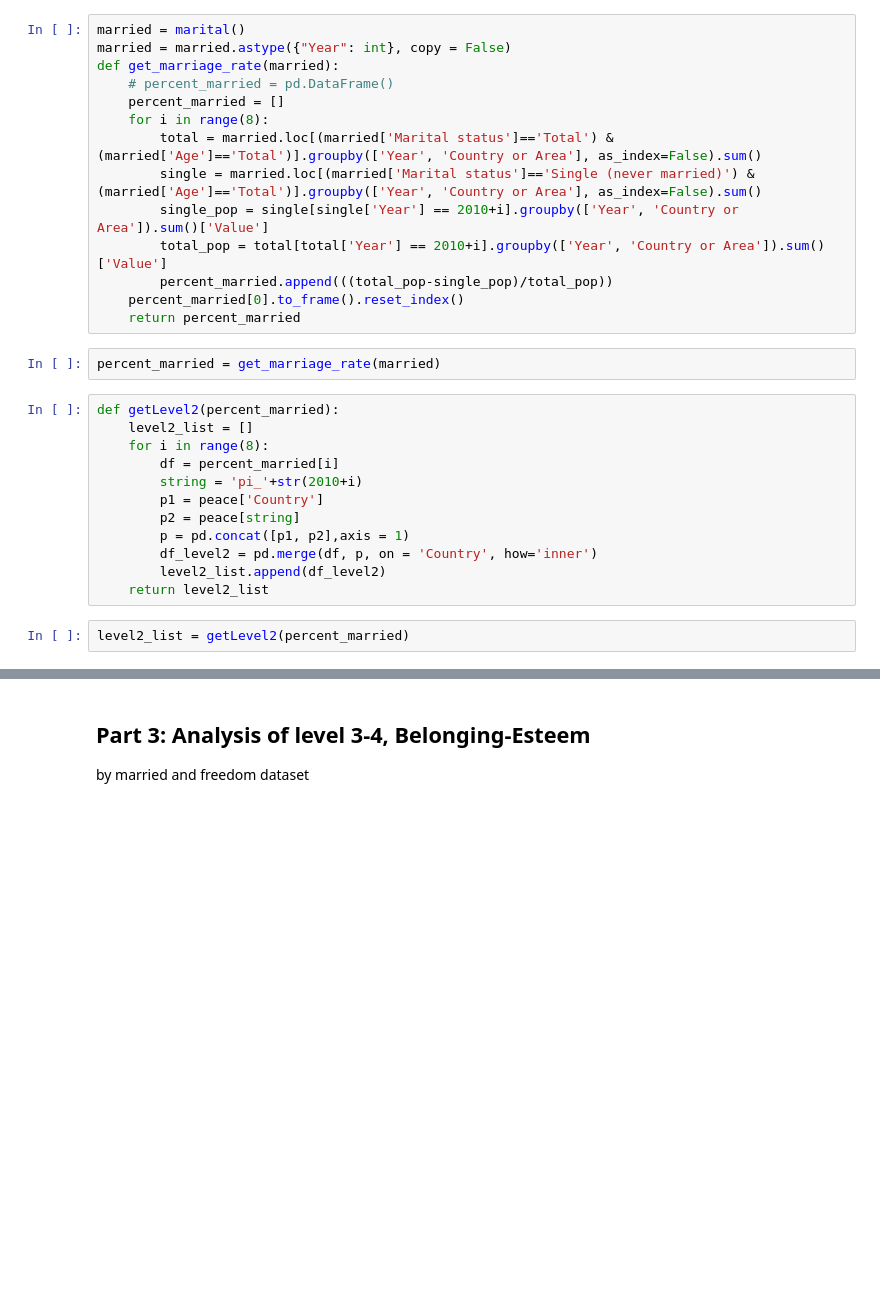
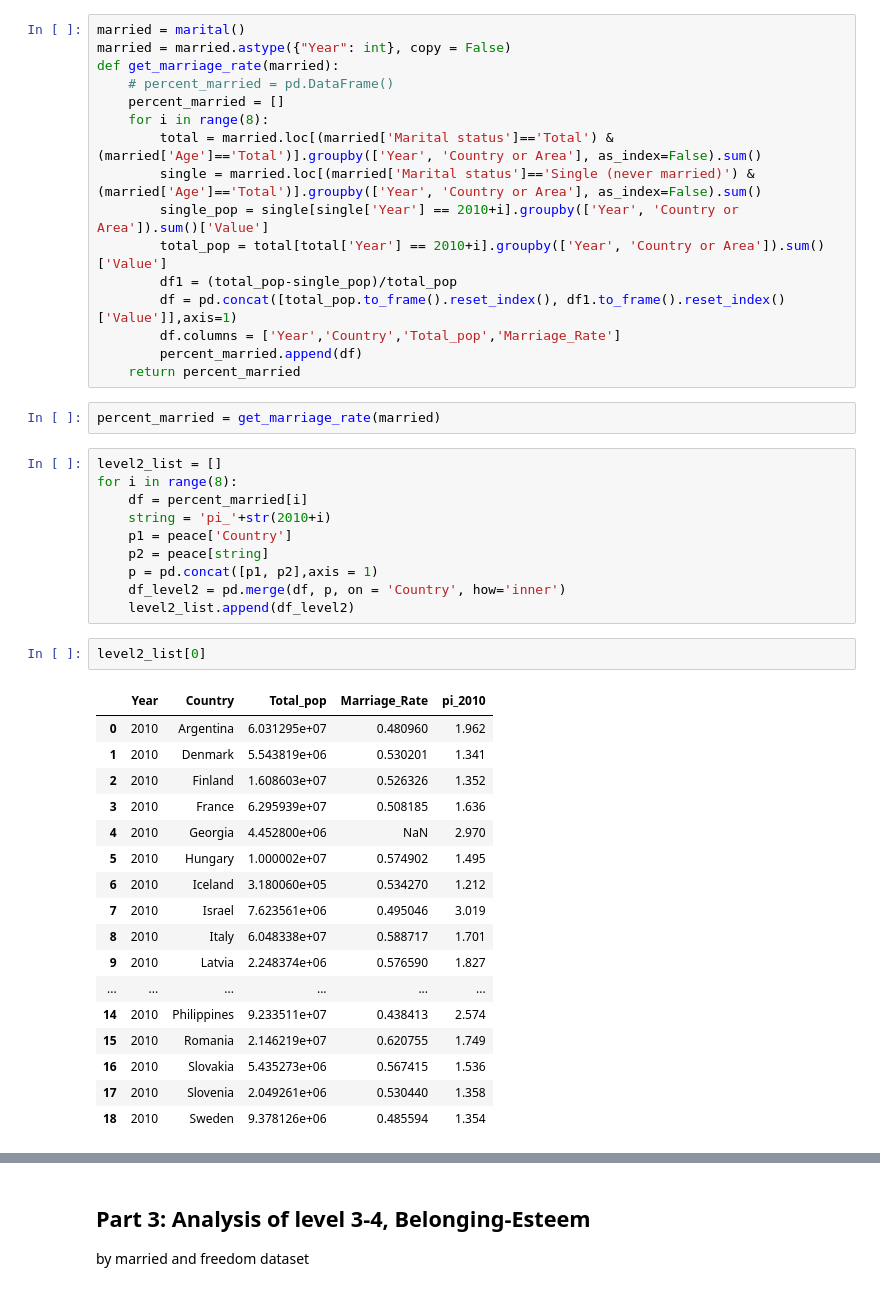
Before and after one commit to winwowin/Final_Project, a Jupyter notebook: 590PR_Final_WinYaoPhil.ipynb, the cells around one changed output, grey strips where cells are left out. Cells and saved outputs as stored; diff of their text form; blank space fills up the shorter version.

```diff
--- a/590PR_Final_WinYaoPhil.ipynb
+++ b/590PR_Final_WinYaoPhil.ipynb
@@ -429,22 +432,40 @@ def get_marriage_rate(married):
         single = married.loc[(married['Marital status']=='Single (never married)') & (married['Age']=='Total')].groupby(['Year', 'Country or Area'], as_index=False).sum()
         single_pop = single[single['Year'] == 2010+i].groupby(['Year', 'Country or Area']).sum()['Value']
         total_pop = total[total['Year'] == 2010+i].groupby(['Year', 'Country or Area']).sum()['Value']
-        percent_married.append(((total_pop-single_pop)/total_pop))
-    percent_married[0].to_frame().reset_index()
+        df1 = (total_pop-single_pop)/total_pop
+        df = pd.concat([total_pop.to_frame().reset_index(), df1.to_frame().reset_index()['Value']],axis=1)
+        df.columns = ['Year','Country','Total_pop','Marriage_Rate']
+        percent_married.append(df)
     return percent_married
 # %%
 percent_married = get_marriage_rate(married)
 # %%
-def getLevel2(percent_married):
-    level2_list = []
-    for i in range(8):
-        df = percent_married[i]
-        string = 'pi_'+str(2010+i)
-        p1 = peace['Country']
-        p2 = peace[string]
-        p = pd.concat([p1, p2],axis = 1)
-        df_level2 = pd.merge(df, p, on = 'Country', how='inner')
-        level2_list.append(df_level2)
-    return level2_list
+level2_list = []
+for i in range(8):
+    df = percent_married[i]
+    string = 'pi_'+str(2010+i)
+    p1 = peace['Country']
+    p2 = peace[string]
+    p = pd.concat([p1, p2],axis = 1)
+    df_level2 = pd.merge(df, p, on = 'Country', how='inner')
+    level2_list.append(df_level2)
-# %%
-level2_list = getLevel2(percent_married)
+# %%
+level2_list[0]
+# %% [output]
+|  | Year | Country | Total_pop | Marriage_Rate | pi_2010 |
+| 0 | 2010 | Argentina | 6.031295e+07 | 0.480960 | 1.962 |
+| 1 | 2010 | Denmark | 5.543819e+06 | 0.530201 | 1.341 |
+| 2 | 2010 | Finland | 1.608603e+07 | 0.526326 | 1.352 |
+| 3 | 2010 | France | 6.295939e+07 | 0.508185 | 1.636 |
+| 4 | 2010 | Georgia | 4.452800e+06 | NaN | 2.970 |
+| 5 | 2010 | Hungary | 1.000002e+07 | 0.574902 | 1.495 |
+| 6 | 2010 | Iceland | 3.180060e+05 | 0.534270 | 1.212 |
+| 7 | 2010 | Israel | 7.623561e+06 | 0.495046 | 3.019 |
+| 8 | 2010 | Italy | 6.048338e+07 | 0.588717 | 1.701 |
+| 9 | 2010 | Latvia | 2.248374e+06 | 0.576590 | 1.827 |
+| ... | ... | ... | ... | ... | ... |
+| 14 | 2010 | Philippines | 9.233511e+07 | 0.438413 | 2.574 |
+| 15 | 2010 | Romania | 2.146219e+07 | 0.620755 | 1.749 |
+| 16 | 2010 | Slovakia | 5.435273e+06 | 0.567415 | 1.536 |
+| 17 | 2010 | Slovenia | 2.049261e+06 | 0.530440 | 1.358 |
+| 18 | 2010 | Sweden | 9.378126e+06 | 0.485594 | 1.354 |
```
Also changed, not shown: parts of 10 cells of this notebook, 1 other file.
